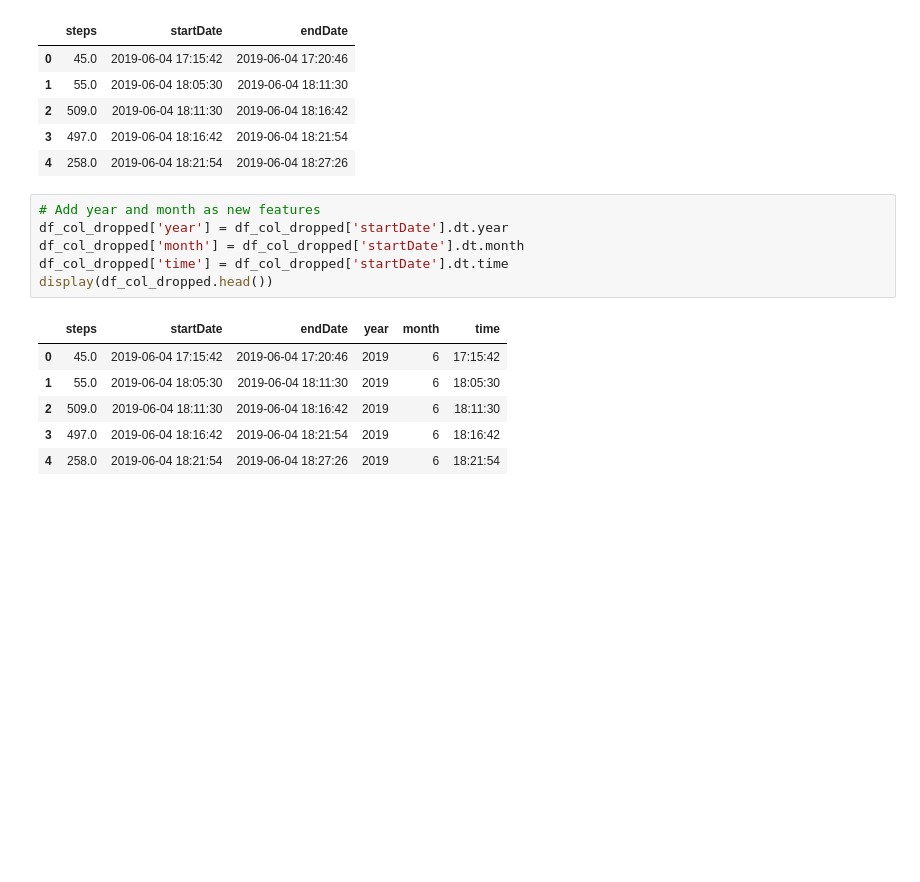
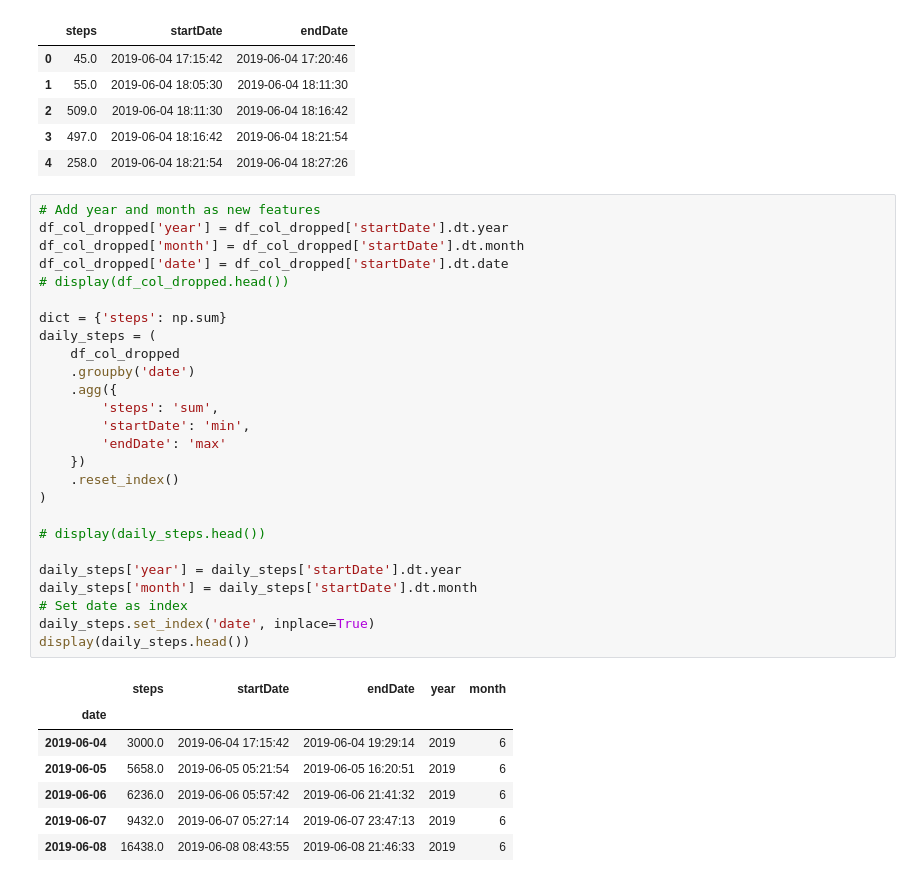
Before and after one commit to zsykk/pet_prject, a Jupyter notebook: pet_project.ipynb, the cells around one changed output. Drawn from its saved outputs; the diff is of its cells as text; blank space fills up the shorter version.

```diff
--- a/pet_project.ipynb
+++ b/pet_project.ipynb
@@ -56,15 +61,36 @@ display(df_col_dropped.head())
 # %%
 # Add year and month as new features
 df_col_dropped['year'] = df_col_dropped['startDate'].dt.year
 df_col_dropped['month'] = df_col_dropped['startDate'].dt.month
-df_col_dropped['time'] = df_col_dropped['startDate'].dt.time
-display(df_col_dropped.head())
+df_col_dropped['date'] = df_col_dropped['startDate'].dt.date
+# display(df_col_dropped.head())
+
+dict = {'steps': np.sum}
+daily_steps = (
+    df_col_dropped
+    .groupby('date')
+    .agg({
+        'steps': 'sum',
+        'startDate': 'min',
+        'endDate': 'max'
+    })
+    .reset_index()
+)
+
+# display(daily_steps.head())
+
+daily_steps['year'] = daily_steps['startDate'].dt.year
+daily_steps['month'] = daily_steps['startDate'].dt.month
+# Set date as index
+daily_steps.set_index('date', inplace=True)
+display(daily_steps.head())
 # %% [output]
-|  | steps | startDate | endDate | year | month | time |
-| 0 | 45.0 | 2019-06-04 17:15:42 | 2019-06-04 17:20:46 | 2019 | 6 | 17:15:42 |
-| 1 | 55.0 | 2019-06-04 18:05:30 | 2019-06-04 18:11:30 | 2019 | 6 | 18:05:30 |
-| 2 | 509.0 | 2019-06-04 18:11:30 | 2019-06-04 18:16:42 | 2019 | 6 | 18:11:30 |
-| 3 | 497.0 | 2019-06-04 18:16:42 | 2019-06-04 18:21:54 | 2019 | 6 | 18:16:42 |
-| 4 | 258.0 | 2019-06-04 18:21:54 | 2019-06-04 18:27:26 | 2019 | 6 | 18:21:54 |
+|  | steps | startDate | endDate | year | month |
+| date |  |  |  |  |  |
+| 2019-06-04 | 3000.0 | 2019-06-04 17:15:42 | 2019-06-04 19:29:14 | 2019 | 6 |
+| 2019-06-05 | 5658.0 | 2019-06-05 05:21:54 | 2019-06-05 16:20:51 | 2019 | 6 |
+| 2019-06-06 | 6236.0 | 2019-06-06 05:57:42 | 2019-06-06 21:41:32 | 2019 | 6 |
+| 2019-06-07 | 9432.0 | 2019-06-07 05:27:14 | 2019-06-07 23:47:13 | 2019 | 6 |
+| 2019-06-08 | 16438.0 | 2019-06-08 08:43:55 | 2019-06-08 21:46:33 | 2019 | 6 |
 # %%
 # Extract data from 2024-2025
```
Also changed, not shown: parts of 19 cells of this notebook.
